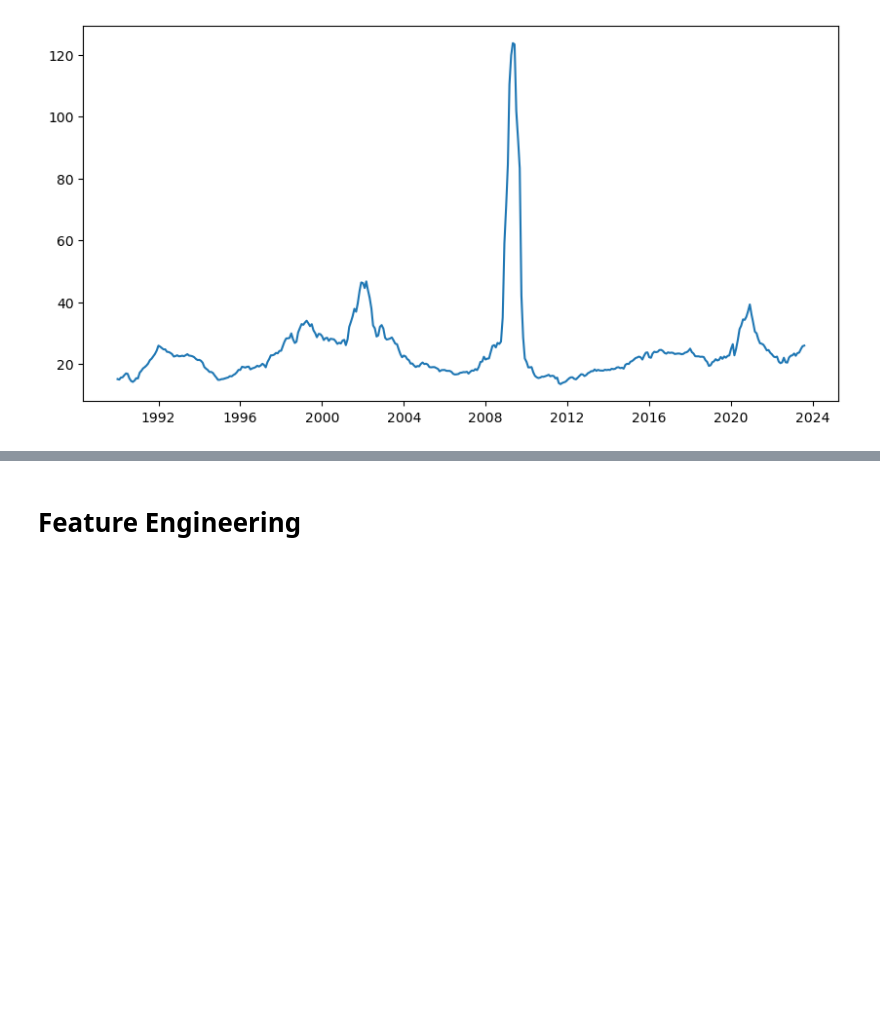
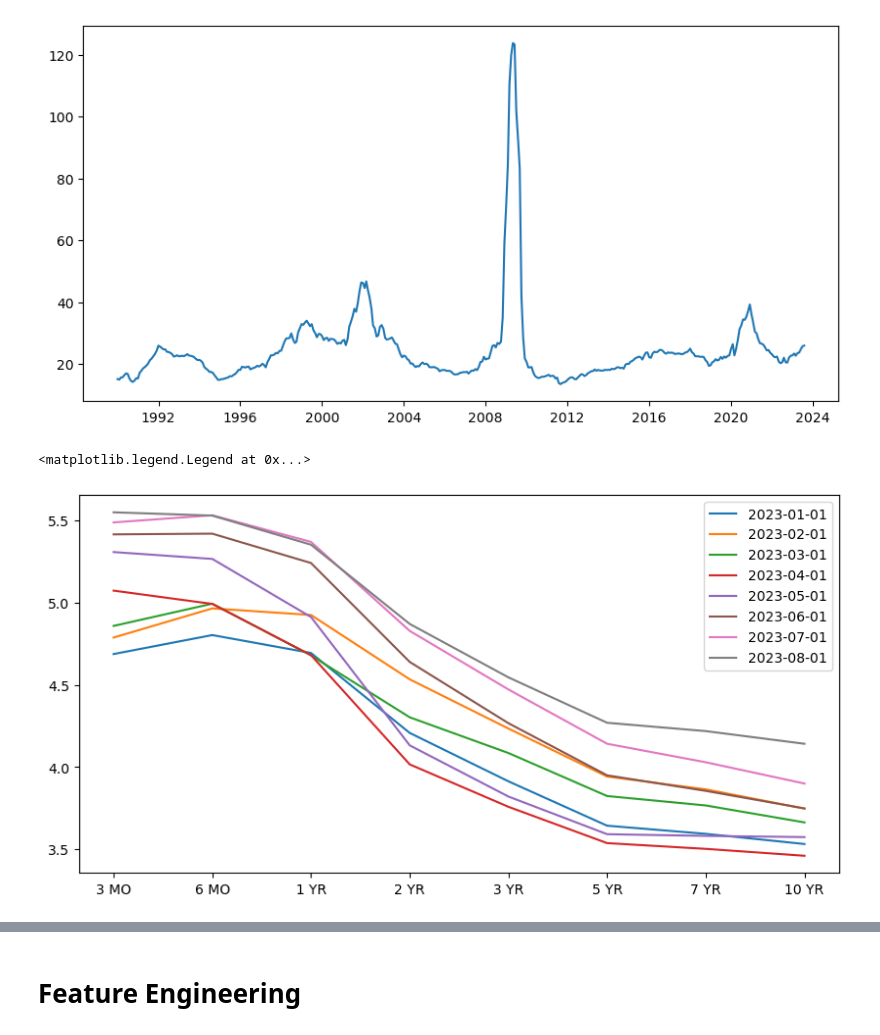
Before and after one commit to jiayi-ong/financial-forecasting, a Jupyter notebook: Forecasting w. Classification Models.ipynb, the cells around one changed output, grey strips where cells are left out. Cells and saved outputs as stored; diff of their text form; code cells hidden in the pictures; blank space fills up the shorter version.

```diff
--- a/Forecasting w. Classification Models.ipynb
+++ b/Forecasting w. Classification Models.ipynb
@@ -67,6 +80,18 @@ plt.plot(plt_df["Date"], plt_df["PE"])
 # %% [output]
 [<matplotlib.lines.Line2D at 0x...>]
 [figure]
+# %%
+yield_cols = ["3 MO", "6 MO", "1 YR", "2 YR", "3 YR", "5 YR", "7 YR", "10 YR"]
+
+plt.figure(figsize=(10,5))
+for date in pd.date_range("2023-01-01", "2023-08-01", freq="MS"):
+    plt_df = input_df.query("Date == @date")[yield_cols].T
+    plt.plot(range(plt_df.shape[0]), plt_df.values, label=date.strftime("%Y-%m-%d"))
+plt.xticks(ticks=range(plt_df.shape[0]), labels=yield_cols)
+plt.legend(bbox_to_anchor=(1,1))
+# %% [output]
+<matplotlib.legend.Legend at 0x...>
+[figure, added]
 # %%
 input_df.corr(numeric_only=True)
 # %% [output]
```
Also changed, not shown: parts of 15 cells of this notebook.
